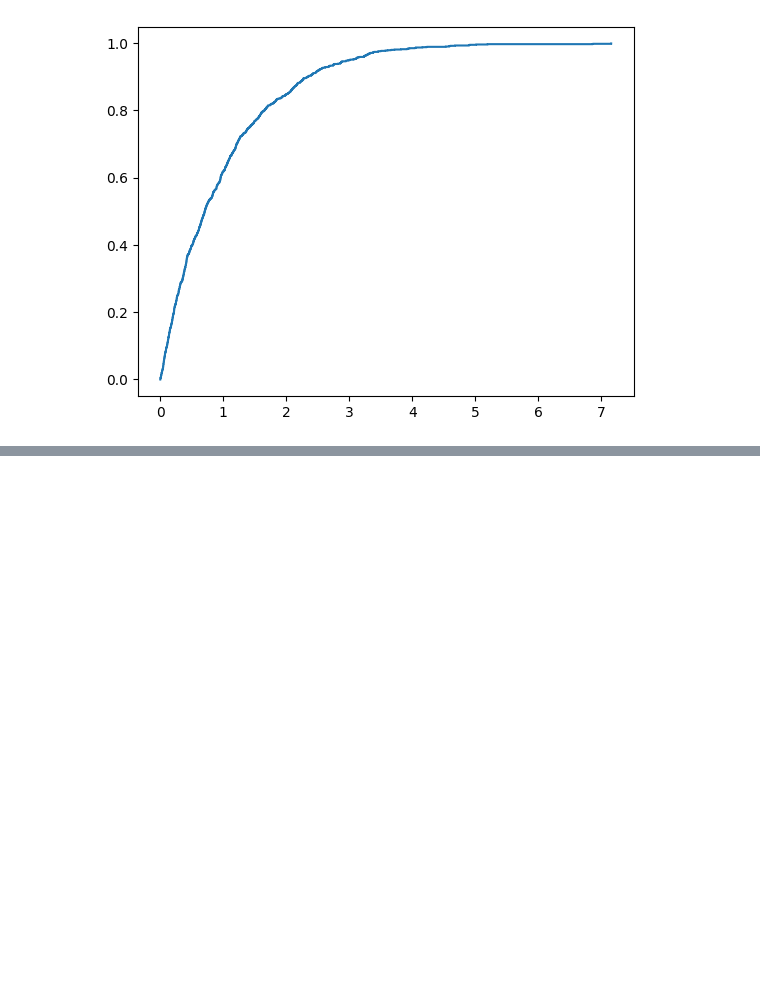
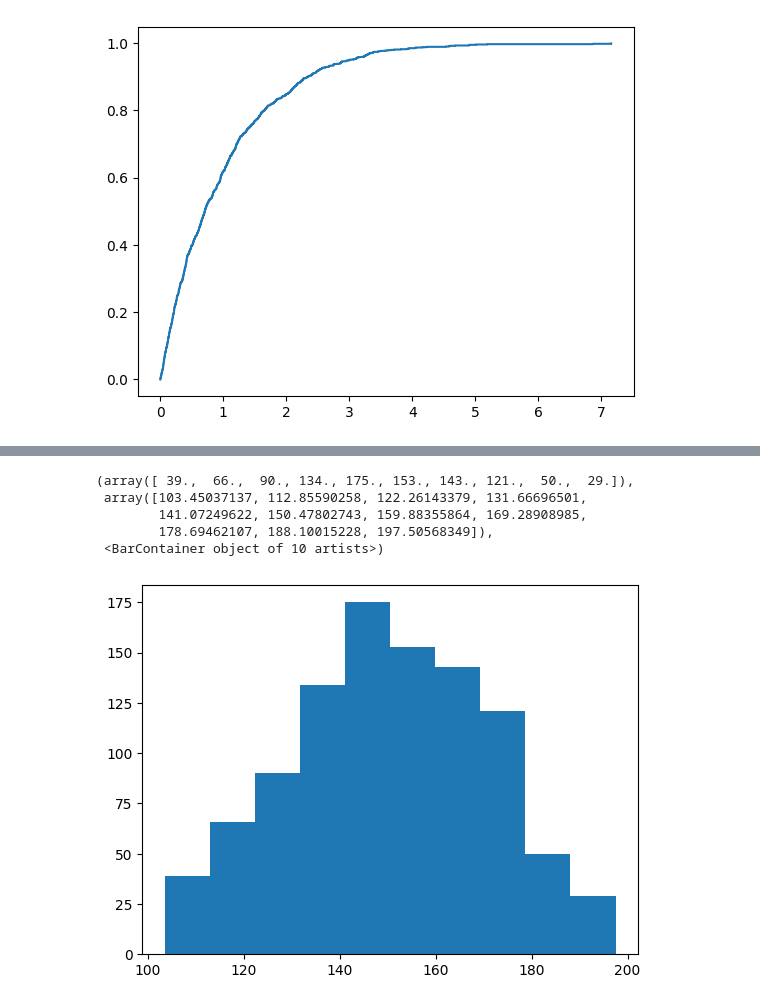
Before and after one commit to Gabriela2685/Simulacion1, a Jupyter notebook: Funciones.ipynb, the cells around one changed output, grey strips where cells are left out. Cells and saved outputs as stored; diff of their text form; code cells hidden in the pictures; blank space fills up the shorter version.

```diff
--- a/Funciones.ipynb
+++ b/Funciones.ipynb
@@ -226,0 +206,34 @@ def
+# %%
+def triangular(a,b,c,n):
+  C = []
+  d1 = (b-a)
+  d2 = (c-a)
+  d3 = (c-b)
+
+  for i in range(n):
+    x = rnd.random()
+    if x<=0:
+      U = 0
+      C.append(U)
+    elif 0<x<(d1/d2):
+      U = np.sqrt(d1*d2*x)+a
+      C.append(U)
+    elif d1/d2<x<1:
+       k = -(x-1)
+       U = -np.sqrt(k*d2*d3)+c
+       C.append(U)
+    elif x>=1:
+      U = 1
+      C.append(U)
+  return C
+# %%
+Y = triangular(100,150,200,1000)
+# %%
+plt.hist(Y)
+# %% [output]
+(array([ 39.,  66.,  90., 134., 175., 153., 143., 121.,  50.,  29.]),
+ array([103.45037137, 112.85590258, 122.26143379, 131.66696501,
+        141.07249622, 150.47802743, 159.88355864, 169.28908985,
+        178.69462107, 188.10015228, 197.50568349]),
+ <BarContainer object of 10 artists>)
+[figure, added]
```
Also changed, not shown: parts of 2 cells of this notebook.
